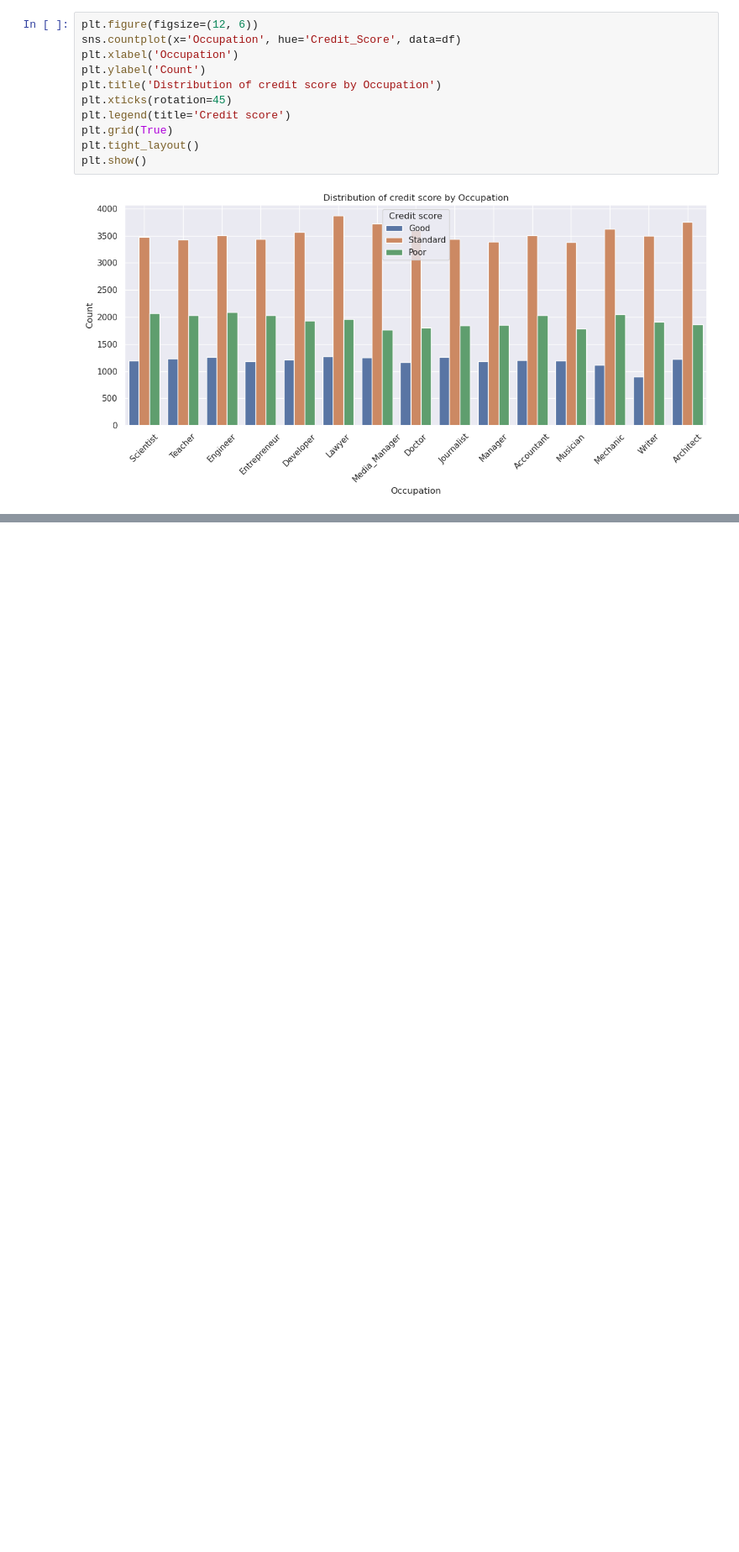
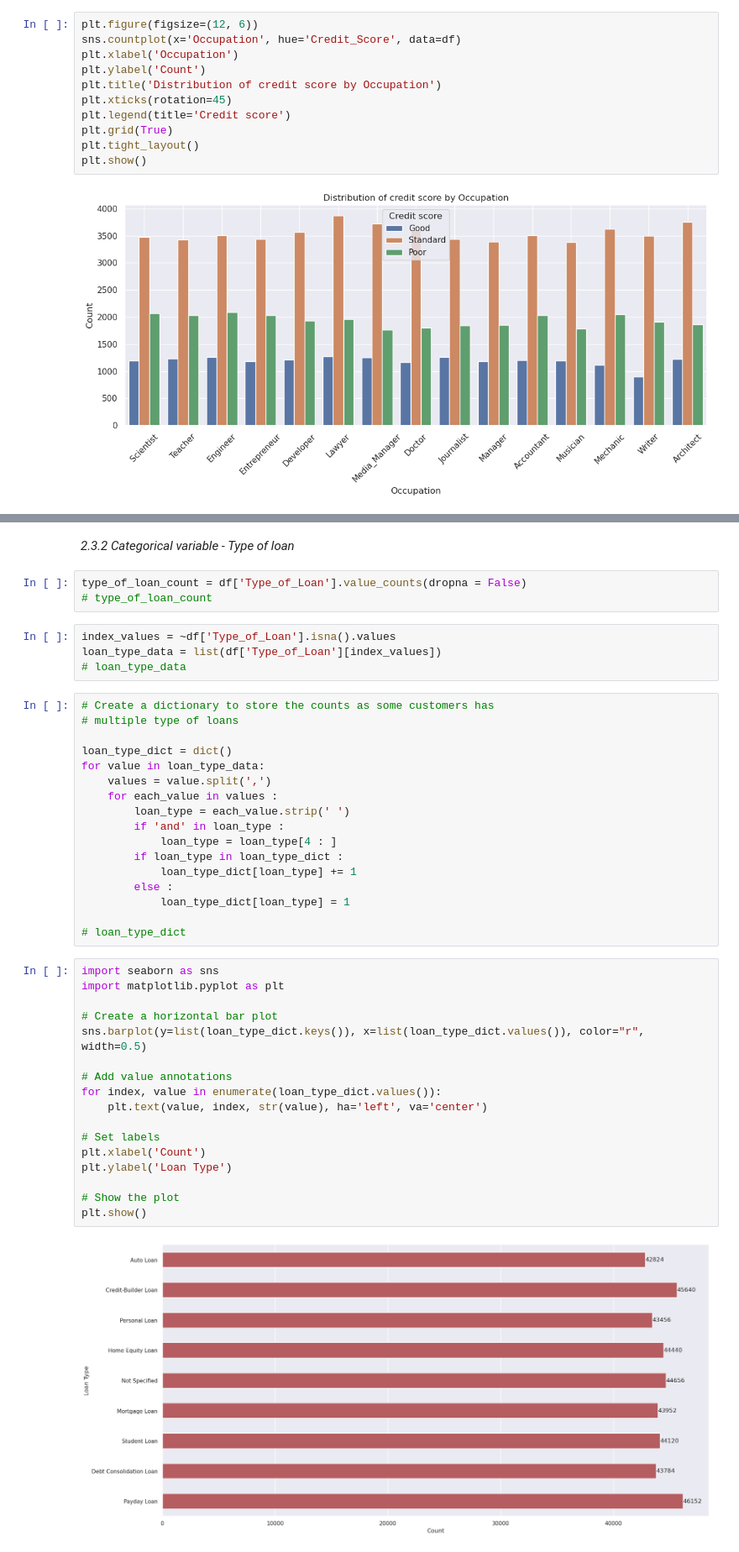
Before and after one commit to AakashRevankar/ML_projects, a Jupyter notebook: 2_Classification.ipynb, the cells around one changed output, grey strips where cells are left out. Shown at 84% size. Saved outputs shown, nothing was run; the diff lists cells and outputs as text; blank space fills up the shorter version.

```diff
--- a/2_Classification.ipynb
+++ b/2_Classification.ipynb
@@ -228,0 +229,45 @@ plt.show()
+# %% [markdown]
+_2.3.2 Categorical variable - Type of loan_
+# %%
+type_of_loan_count = df['Type_of_Loan'].value_counts(dropna = False)
+# type_of_loan_count
+# %%
+index_values = ~df['Type_of_Loan'].isna().values
+loan_type_data = list(df['Type_of_Loan'][index_values])
+# loan_type_data
+# %%
+# Create a dictionary to store the counts as some customers has
+# multiple type of loans
+
+loan_type_dict = dict()
+for value in loan_type_data:
+    values = value.split(',')
+    for each_value in values :
+        loan_type = each_value.strip(' ')
+        if 'and' in loan_type :
+            loan_type = loan_type[4 : ]
+        if loan_type in loan_type_dict :
+            loan_type_dict[loan_type] += 1
+        else :
+            loan_type_dict[loan_type] = 1
+
+# loan_type_dict
+# %%
+import seaborn as sns
+import matplotlib.pyplot as plt
+
+# Create a horizontal bar plot
+sns.barplot(y=list(loan_type_dict.keys()), x=list(loan_type_dict.values()), color="r", width=0.5)
+
+# Add value annotations
+for index, value in enumerate(loan_type_dict.values()):
+    plt.text(value, index, str(value), ha='left', va='center')
+
+# Set labels
+plt.xlabel('Count')
+plt.ylabel('Loan Type')
+
+# Show the plot
+plt.show()
+# %% [output]
+[figure, added]
```
Also changed, not shown: parts of 4 cells of this notebook.
